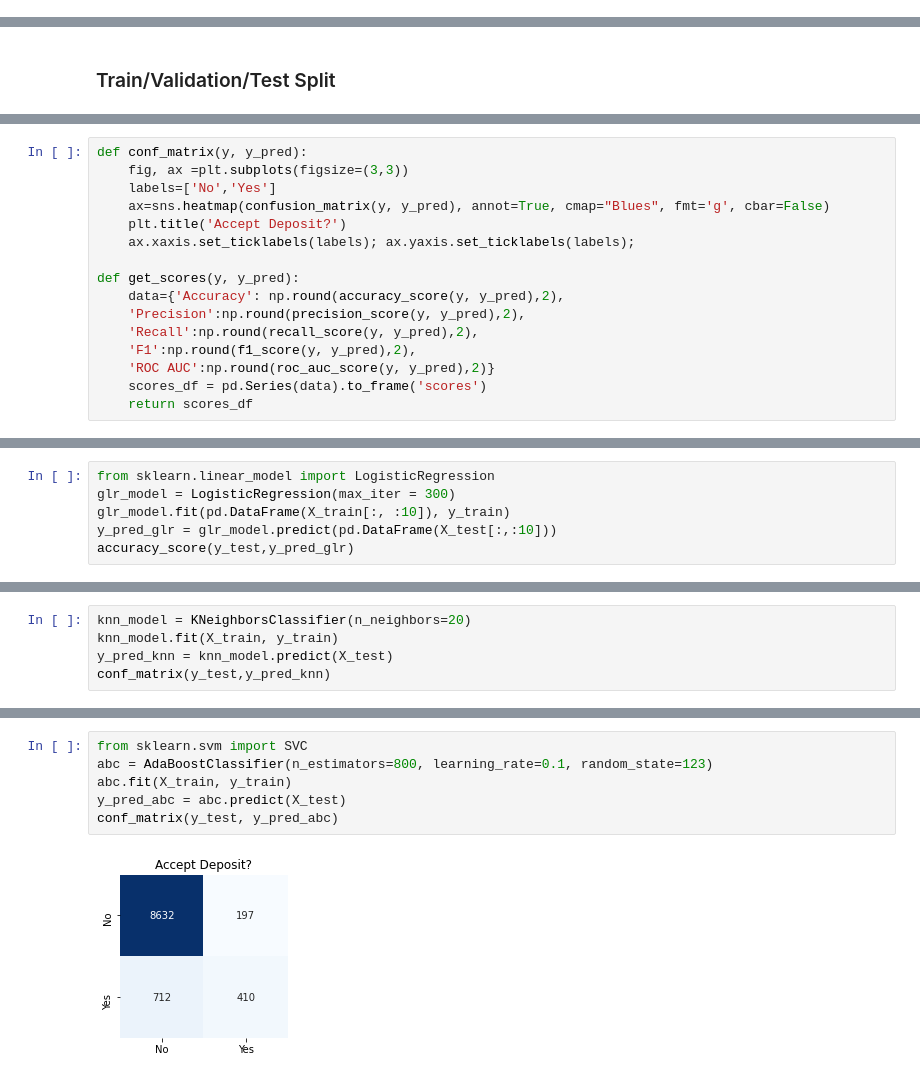
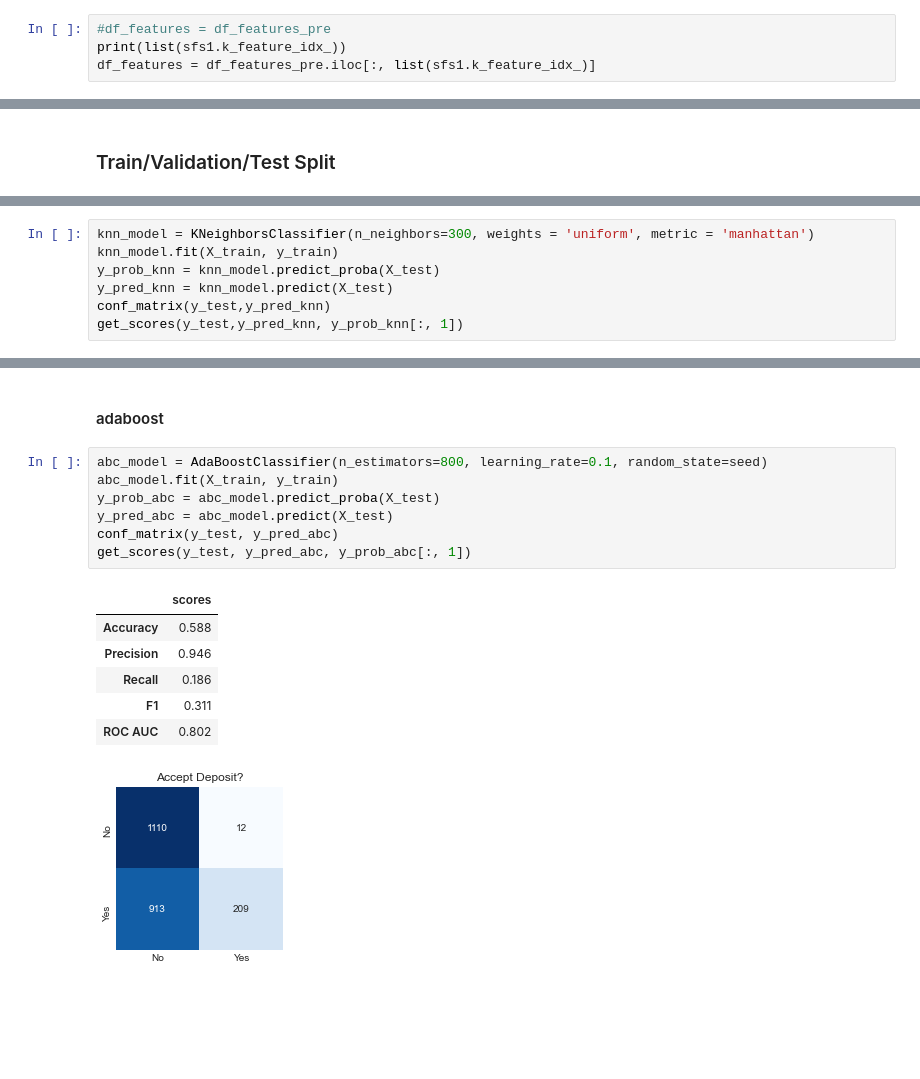
Before and after one commit to Zhaoxing-Wu/UW-Madison-FA21-STAT451, a Jupyter notebook: project.ipynb, the cells around one changed output, grey strips where cells are left out. Saved outputs shown, nothing was run; the diff lists cells and outputs as text; blank space fills up the shorter version.

```diff
--- a/project.ipynb
+++ b/project.ipynb
@@ -203,0 +407,4 @@ Text(0.5, 0, 'rf Feature Importance')
+# %%
+#df_features = df_features_pre
+print(list(sfs1.k_feature_idx_))
+df_features = df_features_pre.iloc[:, list(sfs1.k_feature_idx_)]
@@ -221,16 +485,0 @@ Train/Valid/Test sizes: (29852,) (5971,) (9951,)
-# %%
-def conf_matrix(y, y_pred):
-    fig, ax =plt.subplots(figsize=(3,3))
-    labels=['No','Yes']
-    ax=sns.heatmap(confusion_matrix(y, y_pred), annot=True, cmap="Blues", fmt='g', cbar=False)
-    plt.title('Accept Deposit?')
-    ax.xaxis.set_ticklabels(labels); ax.yaxis.set_ticklabels(labels);
-
-def get_scores(y, y_pred):
-    data={'Accuracy': np.round(accuracy_score(y, y_pred),2),
-    'Precision':np.round(precision_score(y, y_pred),2),
-    'Recall':np.round(recall_score(y, y_pred),2),
-    'F1':np.round(f1_score(y, y_pred),2),
-    'ROC AUC':np.round(roc_auc_score(y, y_pred),2)}
-    scores_df = pd.Series(data).to_frame('scores')
-    return scores_df
@@ -239,6 +485,0 @@ def get_scores(y, y_pred):
-# %%
-from sklearn.linear_model import LogisticRegression
-glr_model = LogisticRegression(max_iter = 300)
-glr_model.fit(pd.DataFrame(X_train[:, :10]), y_train)
-y_pred_glr = glr_model.predict(pd.DataFrame(X_test[:,:10]))
-accuracy_score(y_test,y_pred_glr)
@@ -247,6 +644,8 @@ accuracy_score(y_test,y_pred_glr)
 # %%
-knn_model = KNeighborsClassifier(n_neighbors=20)
+knn_model = KNeighborsClassifier(n_neighbors=300, weights = 'uniform', metric = 'manhattan')
 knn_model.fit(X_train, y_train)
+y_prob_knn = knn_model.predict_proba(X_test)
 y_pred_knn = knn_model.predict(X_test)
 conf_matrix(y_test,y_pred_knn)
+get_scores(y_test,y_pred_knn, y_prob_knn[:, 1])
 # %% [output]
@@ -264,9 +709,18 @@ scores_knn
+# %% [markdown]
+#### adaboost
 # %%
-from sklearn.svm import SVC
-abc = AdaBoostClassifier(n_estimators=800, learning_rate=0.1, random_state=123)
-abc.fit(X_train, y_train)
-y_pred_abc = abc.predict(X_test)
+abc_model = AdaBoostClassifier(n_estimators=800, learning_rate=0.1, random_state=seed)
+abc_model.fit(X_train, y_train)
+y_prob_abc = abc_model.predict_proba(X_test)
+y_pred_abc = abc_model.predict(X_test)
 conf_matrix(y_test, y_pred_abc)
+get_scores(y_test, y_pred_abc, y_prob_abc[:, 1])
 # %% [output]
+|  | scores |
+| Accuracy | 0.588 |
+| Precision | 0.946 |
+| Recall | 0.186 |
+| F1 | 0.311 |
+| ROC AUC | 0.802 |
-[figure, old version]
+[figure, new version]
 # %%
```
Also changed, not shown: parts of 83 cells of this notebook.
